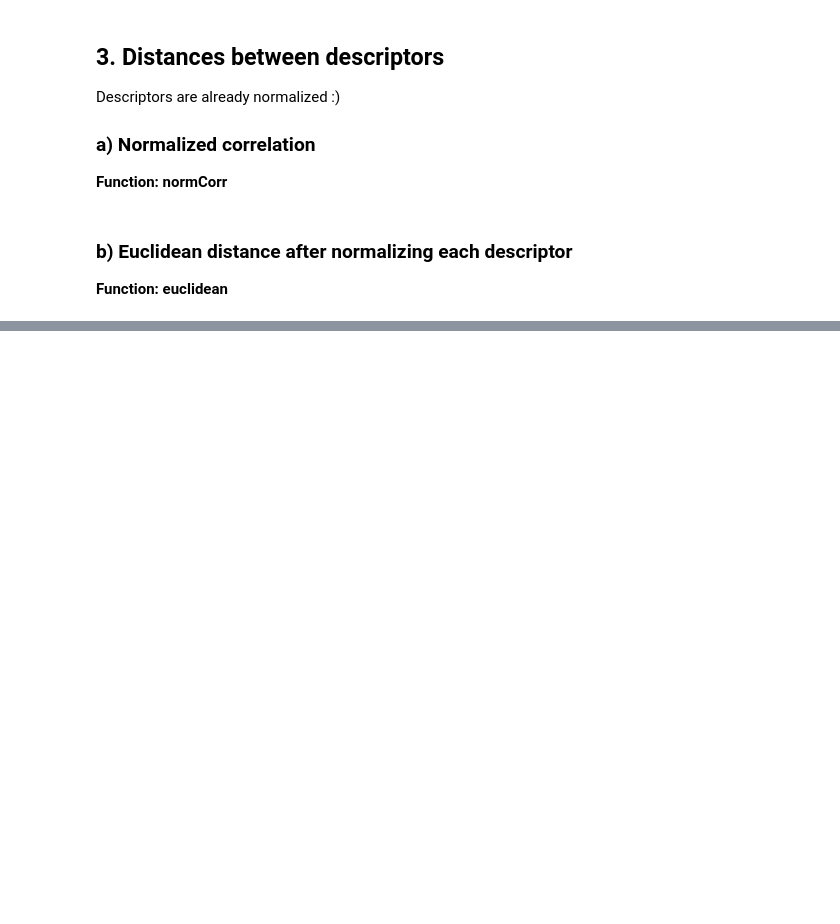
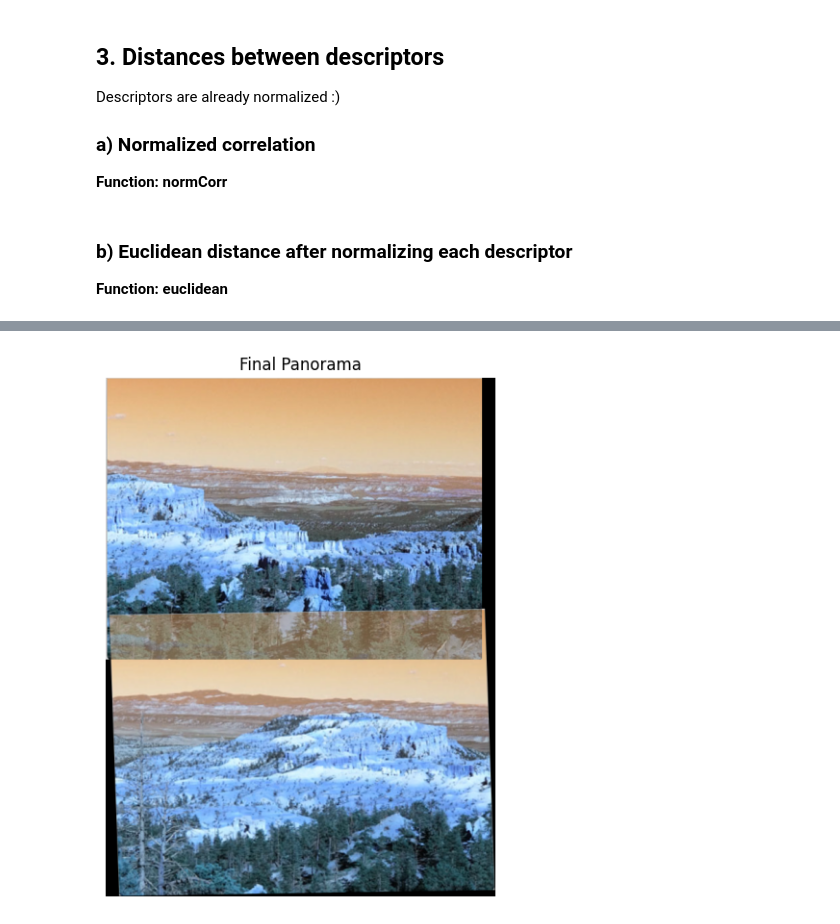
Before and after one commit to SarahSwinnen/Image-Stitching, a Jupyter notebook: stitching.ipynb, the cells around one changed output, grey strips where cells are left out. Saved outputs shown, nothing was run; the diff lists cells and outputs as text; code cells hidden in the pictures; blank space fills up the shorter version.

```diff
--- a/stitching.ipynb
+++ b/stitching.ipynb
@@ -172,0 +383,8 @@ def euclidean(d1, d2):
+# %%
+def transformPoints(M, pts):
+    """
+    Apply 3x3 affine matrix to Nx2 points.
+    """
+    pts_h = np.hstack([pts, np.ones((pts.shape[0], 1), dtype=np.float32)])
+    transformed = (M @ pts_h.T).T
+    return transformed[:, :2]
@@ -172,0 +461,10 @@ def euclidean(d1, d2):
+# %%
+panorama = warpStitch(image1, image2, M)
+
+plt.figure(figsize=(14, 7))
+plt.imshow(panorama)
+plt.title("Final Panorama")
+plt.axis("off")
+plt.show()
+# %% [output]
+[figure, added]
```
Also changed, not shown: parts of 25 cells of this notebook.
